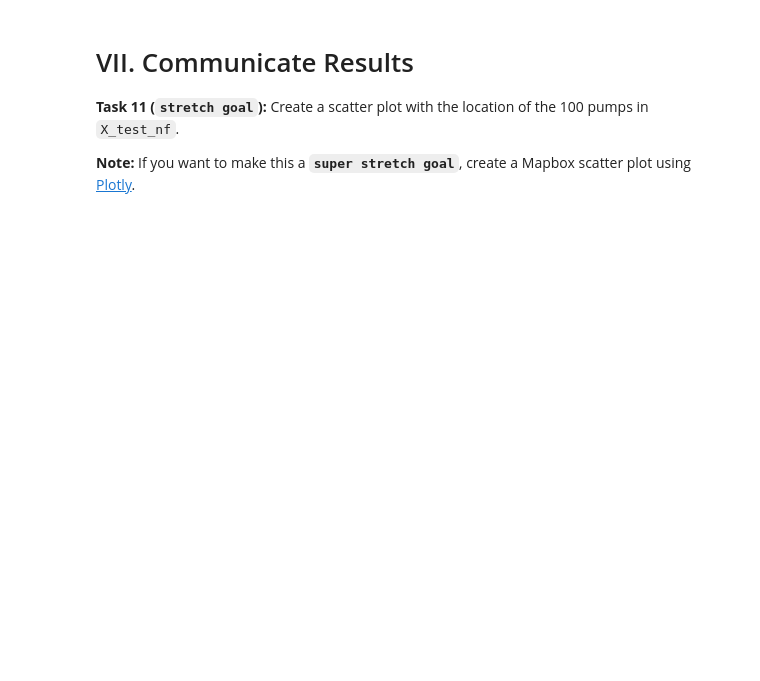
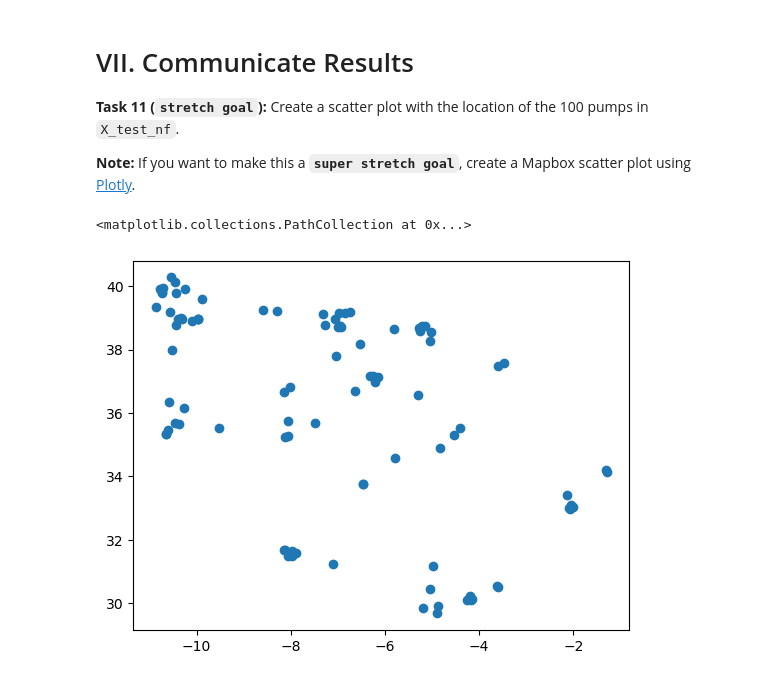
Before and after one commit to ayebaishmo/Classification-metrics, a Jupyter notebook: module4-classification-metrics/LS_DS_224_assignment.ipynb, the cells around one changed output. Saved outputs shown, nothing was run; the diff lists cells and outputs as text; code cells hidden in the pictures; blank space fills up the shorter version.

```diff
--- a/module4-classification-metrics/LS_DS_224_assignment.ipynb
+++ b/module4-classification-metrics/LS_DS_224_assignment.ipynb
@@ -160,2 +207,12 @@ Usually, we use this part of the ML workflow to adjust the hyperparameters of th
 # %% [markdown]
 **Task 10:** Limit `X_test_nf` to the 100 pumps with the largest associated populations.
+# %%
+data = {
+    'y_val': y_val,
+    'y_pred': model.predict_proba(X_val)[:, -1]
+}
+
+result = pd.DataFrame(data)
+mask = result['y_pred']> .95
+X__test_nf = result[mask]
+X__test_nf
@@ -162,6 +234,15 @@ Usually, we use this part of the ML workflow to adjust the hyperparameters of th
+# %%
+final_ = X__test_nf.merge(df, right_index = True, left_index=True)
+plot_this = final_.sort_values(by = 'population', ascending=False).head(100)
 # %% [markdown]
 # VII. Communicate Results
 
 **Task 11 (`stretch goal`):** Create a scatter plot with the location of the 100 pumps in `X_test_nf`.
 
 **Note:** If you want to make this a **`super stretch goal`**, create a Mapbox scatter plot using [Plotly](https://plotly.github.io/plotly.py-docs/generated/plotly.express.scatter_mapbox.html).
+# %%
+import matplotlib.pyplot as plt
+plt.scatter(plot_this['latitude'], plot_this['longitude'])
+# %% [output]
+<matplotlib.collections.PathCollection at 0x...>
+[figure, added]
```
Also changed, not shown: parts of 7 cells of this notebook.
